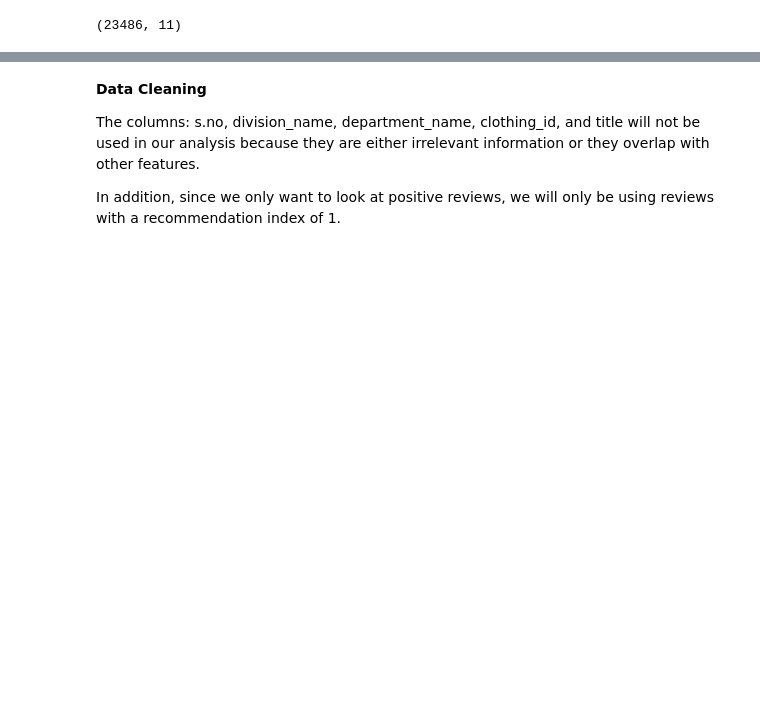
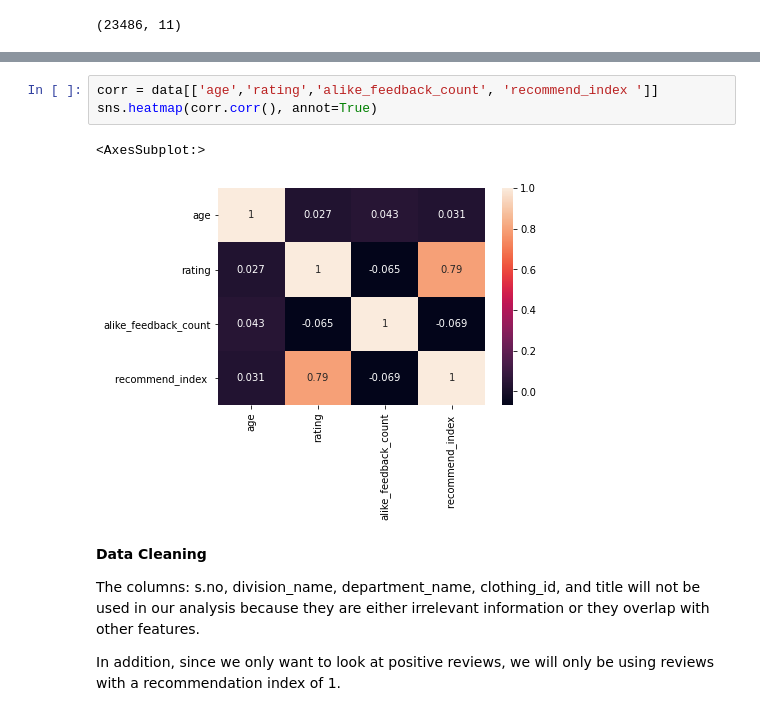
Before and after one commit to mf02511/AmazonReview-Classification, a Jupyter notebook: CheckpointGroup027-Wi23.ipynb, the cells around one changed output, grey strips where cells are left out. Drawn from its saved outputs; the diff is of its cells as text; blank space fills up the shorter version.

```diff
--- a/CheckpointGroup027-Wi23.ipynb
+++ b/CheckpointGroup027-Wi23.ipynb
@@ -81,3 +83,9 @@ data.shape
+# %%
+corr = data[['age','rating','alike_feedback_count', 'recommend_index ']]
+sns.heatmap(corr.corr(), annot=True)
+# %% [output]
+<AxesSubplot:>
+[figure, added]
 # %% [markdown]
 **Data Cleaning**
 
```
Also changed, not shown: parts of 1 cell of this notebook.
